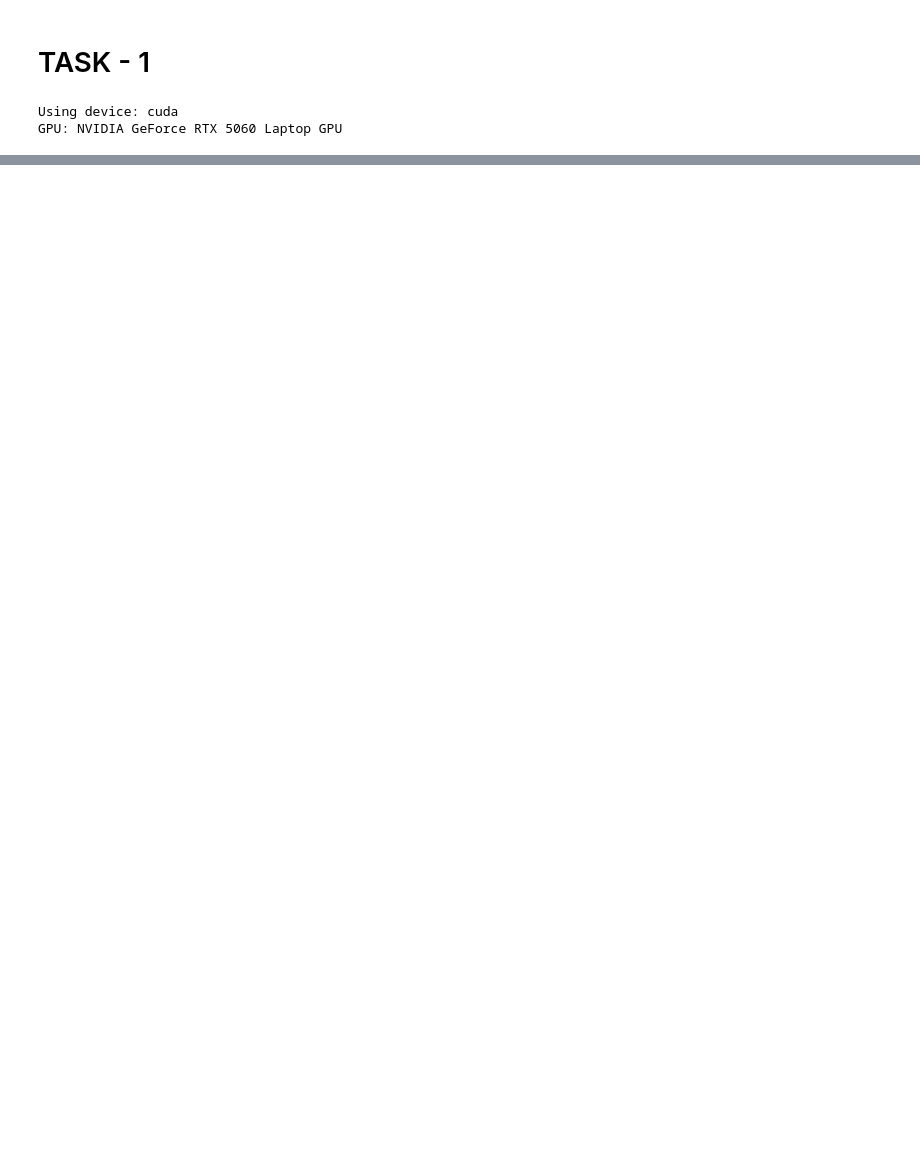
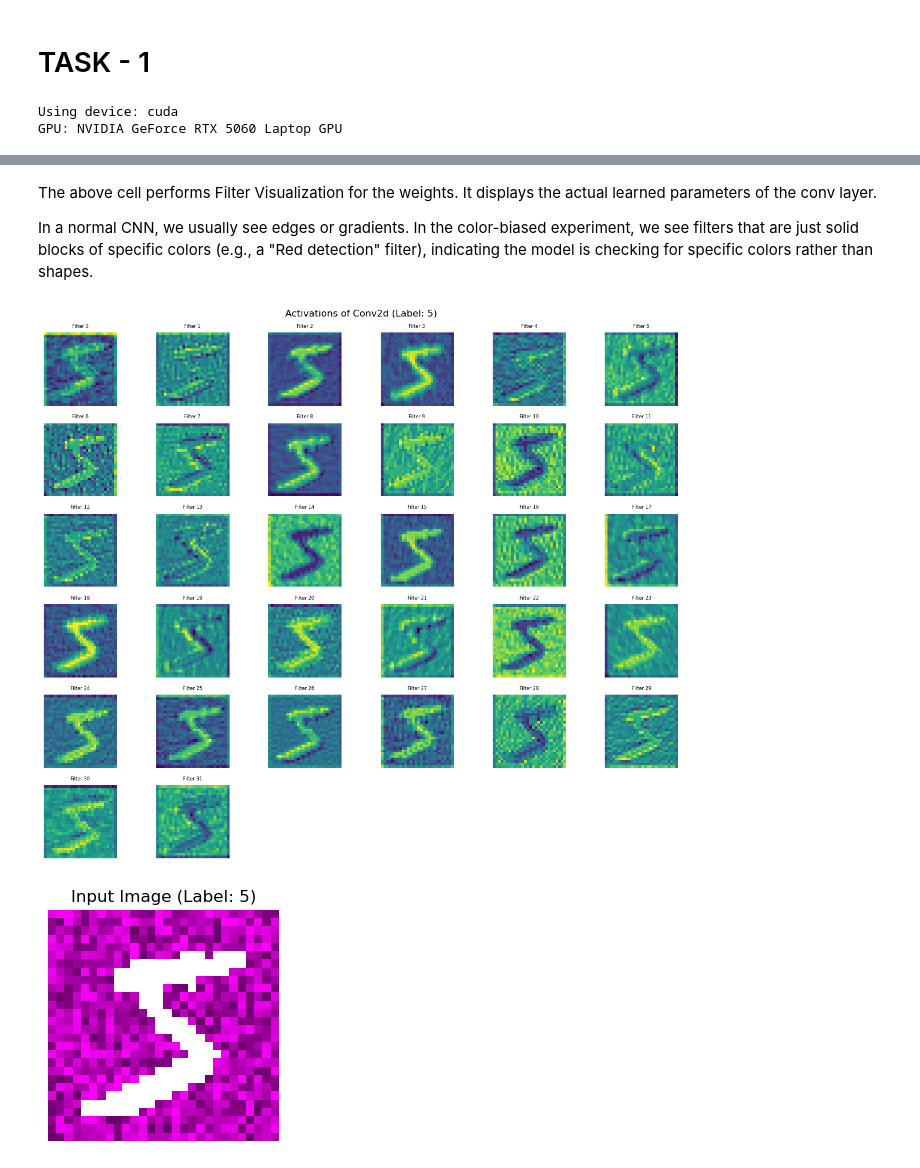
Before and after one commit to Harith-Y/PreCog-CV-Task, a Jupyter notebook: CV-Task1.ipynb, the cells around one changed output, grey strips where cells are left out. Saved outputs shown, nothing was run; the diff lists cells and outputs as text; code cells hidden in the pictures; blank space fills up the shorter version.

```diff
--- a/CV-Task1.ipynb
+++ b/CV-Task1.ipynb
@@ -717,0 +747,58 @@ Confidence: 0.8363
+# %% [markdown]
+The above cell performs Filter Visualization for the weights. It displays the actual learned parameters of the conv layer.
+
+In a normal CNN, we usually see edges or gradients. In the color-biased experiment, we see filters that are just solid blocks of specific colors (e.g., a "Red detection" filter), indicating the model is checking for specific colors rather than shapes.
+# %%
+model.eval()
+target_layer = model.conv1
+
+sample_image, sample_label = biased_train_data[0]
+input_tensor = sample_image.unsqueeze(0).to(device)  # Add batch dimension
+
+activations = {}
+def get_activation(name):
+    def hook(model, input, output):
+        activations[name] = output.detach()
+    return hook  # forward hook
+
+# Registering the hook to the target layer
+hook_handle = target_layer.register_forward_hook(get_activation('target_layer_activation'))
+
+with torch.no_grad():
+    output = model(input_tensor)  # forward pass
+
+hook_handle.remove()
+
+
+# The output is a tensor of shape (batch_size, num_channels, height, width)
+act = activations['target_layer_activation'].squeeze().cpu().numpy()
+
+num_filters = act.shape[0]
+rows = int(np.ceil(np.sqrt(num_filters)))
+cols = int(np.ceil(num_filters / rows))
+
+fig, axes = plt.subplots(rows, cols, figsize=(12, 10))
+axes = axes.flatten()
+
+for i in range(num_filters):
+    axes[i].imshow(act[i], cmap='viridis')
+    axes[i].axis('off')
+    axes[i].set_title(f'Filter {i}', fontsize=6)
+
+# Hide unused subplots
+for i in range(num_filters, len(axes)):
+    axes[i].axis('off')
+
+plt.suptitle(f'Activations of {target_layer.__class__.__name__} (Label: {sample_label})')
+plt.tight_layout()
+plt.show()
+
+# Also show the original input image
+plt.figure(figsize=(3, 3))
+plt.imshow(sample_image.permute(1, 2, 0))
+plt.title(f'Input Image (Label: {sample_label})')
+plt.axis('off')
+plt.show()
+# %% [output]
+[figure, added]
+[figure, added]
```
Also changed, not shown: parts of 21 cells of this notebook.
